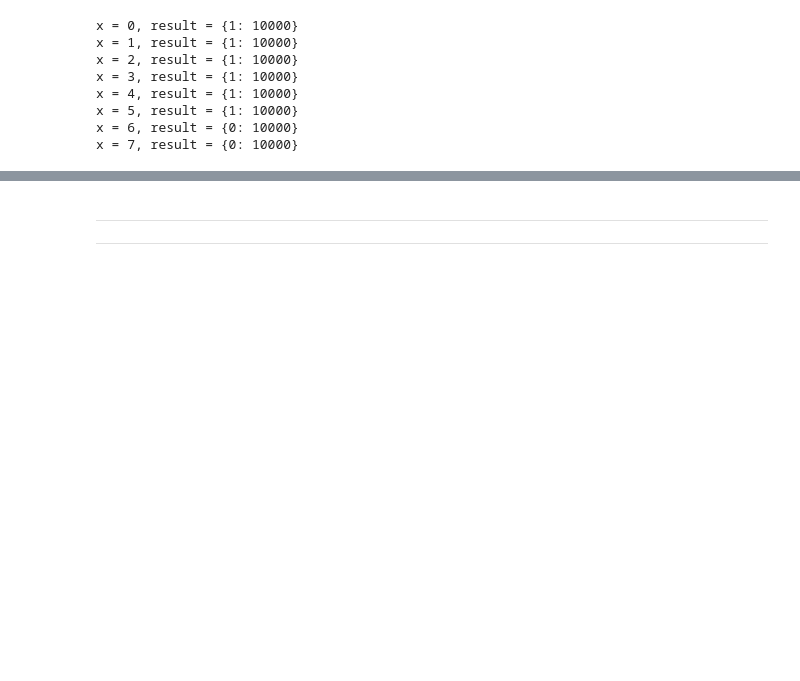
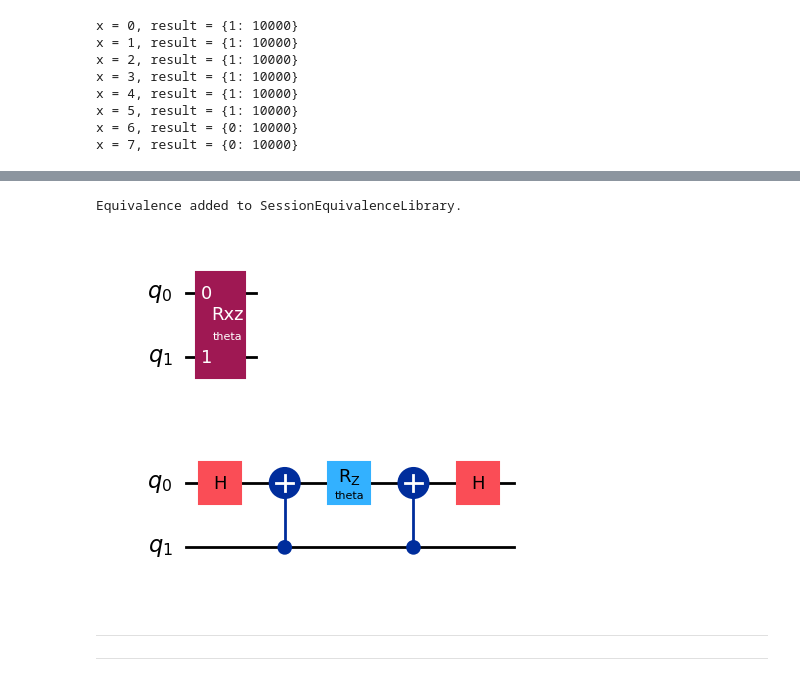
Before and after one commit to virajd98/qiskit-dev-cert-lab, a Jupyter notebook: section_1_quantum_operations/notebooks/Section1_Viraj.ipynb, the cells around one changed output, grey strips where cells are left out. Saved outputs shown, nothing was run; the diff lists cells and outputs as text; code cells hidden in the pictures; blank space fills up the shorter version.

```diff
--- a/section_1_quantum_operations/notebooks/Viraj.ipynb
+++ b/section_1_quantum_operations/notebooks/Section1_Viraj.ipynb
@@ -1564,3 +1673,29 @@ x = 7, result = {0: 10000}
+# %%
+from qiskit.circuit import SessionEquivalenceLibrary
+# SessionEquivalenceLibrary library provides a one-way mapping of Gates to their equivalent implementations as QuantumCircuits.
+
+equiv = QuantumCircuit(2)
+equiv.h(0)
+equiv.cx(1, 0)
+equiv.rz(theta, 0)
+equiv.cx(1, 0)
+equiv.h(0)
+
+# SessionEquivalenceLibrary.add_equivalence(RXZGate(theta), equiv) # we are explicitly telling Qiskit that the custom RXZGate is equivalent to the sequence of gates in the equiv circuit, so that Qiskit can use this equivalence during transpilation and other processes.
+print("Equivalence added to SessionEquivalenceLibrary.")
+
+qc = QuantumCircuit(2)
+qc.append(RXZGate(theta), [0, 1])
+display(qc.draw('mpl')) # nothing happens
+
+# Transpile the circuit to see the equivalence in action
+from qiskit import transpile
+qc_transpiled = transpile(qc, basis_gates=["h", "cx", "rz"])
+display(qc_transpiled.draw('mpl')) # the RXZ gate is replaced by the equivalent sequence of gates we defined in the SessionEquivalenceLibrary.
+# %% [output]
+Equivalence added to SessionEquivalenceLibrary.
+[figure, added]
+[figure, added]
 # %% [markdown]
 ___
 ___
```
Also changed, not shown: parts of 6 cells of this notebook, 1 other file.
